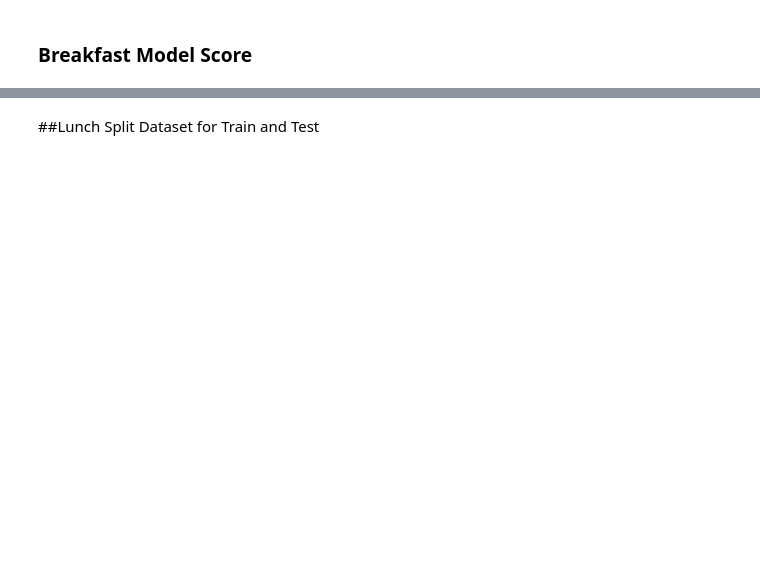
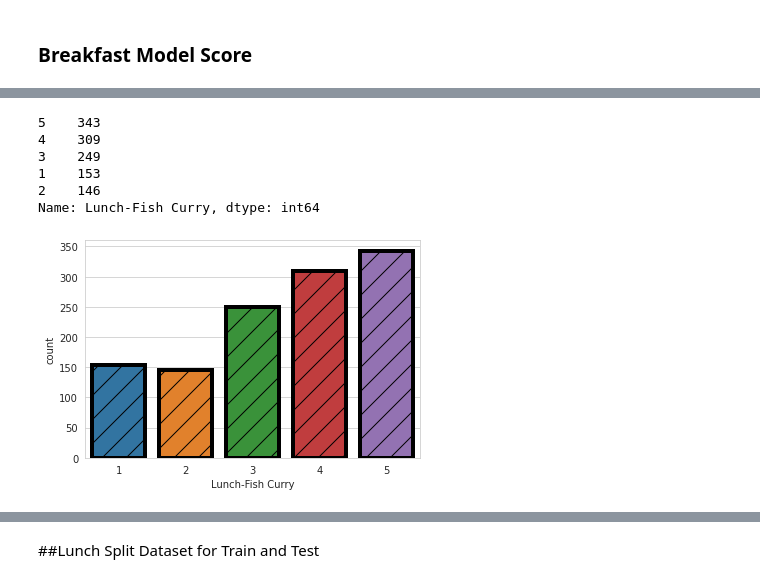
Before and after one commit to tofael950/Food, a Jupyter notebook: Food_Project_.ipynb, the cells around one changed output, grey strips where cells are left out. Saved outputs shown, nothing was run; the diff lists cells and outputs as text; code cells hidden in the pictures; blank space fills up the shorter version.

```diff
--- a/Food_Project_.ipynb
+++ b/Food_Project_.ipynb
@@ -868,0 +897,12 @@ plt.show()
+# %%
+#Lunch-Fish Curry
+sns.countplot(x='Lunch-Fish Curry', data=ds,lw=4, ec='black', hatch='/');
+ds['Lunch-Fish Curry'].value_counts()
+# %% [output]
+5    343
+4    309
+3    249
+1    153
+2    146
+Name: Lunch-Fish Curry, dtype: int64
+[figure, added]
```
Also changed, not shown: parts of 174 cells of this notebook.
